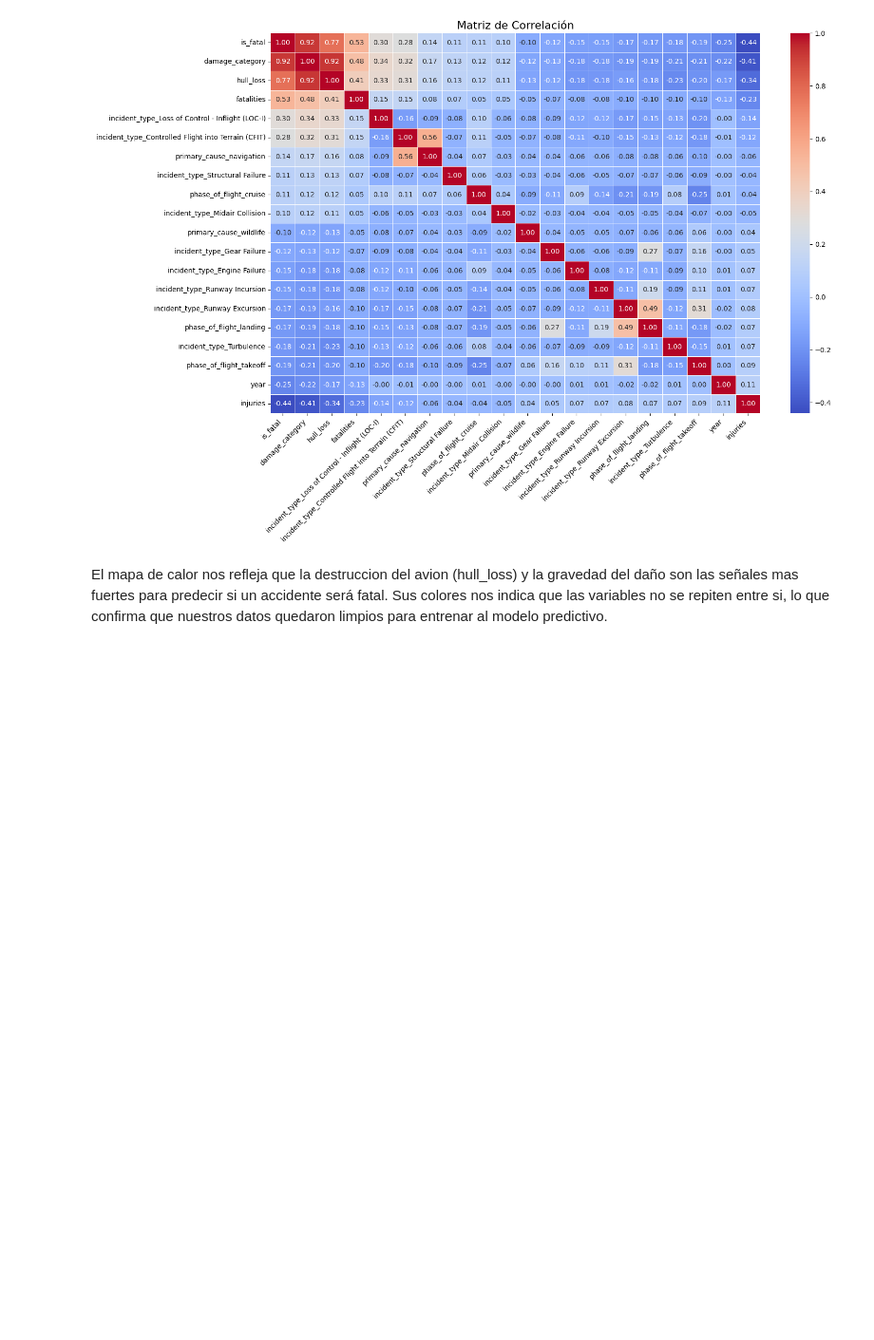
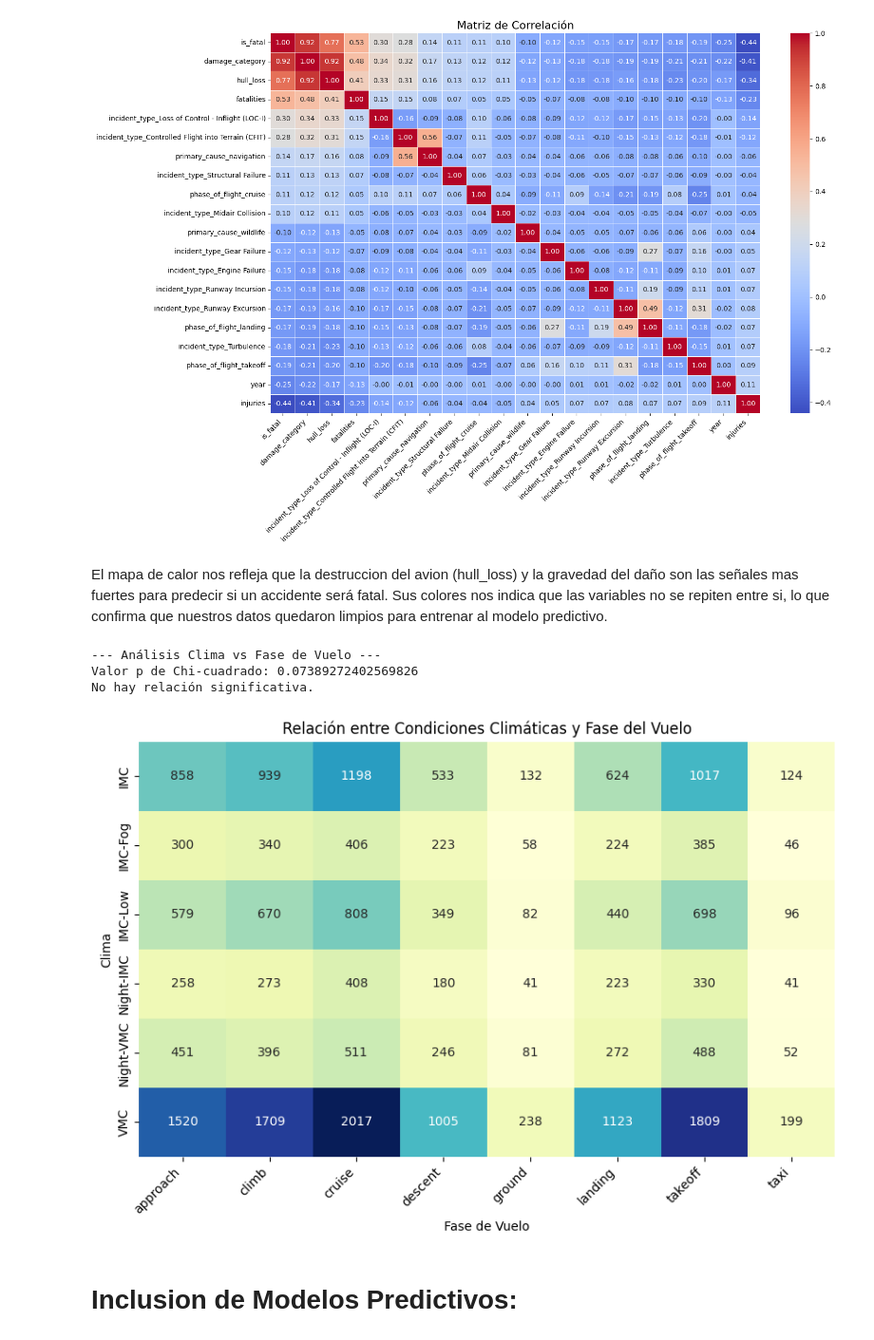
Before and after one commit to felrojas1/MineriaDatos_SeguridadAviacion, a Jupyter notebook: seguridad_aerea_mundial.ipynb, the cells around one changed output. Shown at 95% size. Saved outputs shown, nothing was run; the diff lists cells and outputs as text; code cells hidden in the pictures; blank space fills up the shorter version.

```diff
--- a/seguridad_aerea_mundial.ipynb
+++ b/seguridad_aerea_mundial.ipynb
@@ -446,3 +473,32 @@ plt.show()
 [figure]
 # %% [markdown]
 El mapa de calor nos refleja que la destruccion del avion (hull_loss) y la gravedad del daño son las señales mas fuertes para predecir si un accidente será fatal. Sus colores nos indica que las variables no se repiten entre si, lo que confirma que nuestros datos quedaron limpios para entrenar al modelo predictivo.
+# %%
+
+# Creamos una tabla de contingencia entre Clima y Fase de Vuelo
+contingency_table = pd.crosstab(df2['weather_conditions'], df2['phase_of_flight'])
+
+chi2, p, dof, expected = stats.chi2_contingency(contingency_table)
+# %%
+print(f"--- Análisis Clima vs Fase de Vuelo ---")
+print(f"Valor p de Chi-cuadrado: {p}")
+if p < 0.05:
+    print("Justificación: Existe una relación estadísticamente significativa entre el clima y la fase donde ocurren los incidentes.")
+else:
+    print("No hay relación significativa.")
+# %% [output]
+--- Análisis Clima vs Fase de Vuelo ---
+Valor p de Chi-cuadrado: 0.07389272402569826
+No hay relación significativa.
+# %%
+plt.figure(figsize=(10, 6))
+sns.heatmap(contingency_table, annot=True, fmt='d', cmap='YlGnBu', cbar=False)
+plt.title('Relación entre Condiciones Climáticas y Fase del Vuelo')
+plt.ylabel('Clima')
+plt.xlabel('Fase de Vuelo')
+plt.xticks(rotation=45, ha='right')
+plt.show()
+# %% [output]
+[figure, added]
+# %% [markdown]
+# Inclusion de Modelos Predictivos:
```
Also changed, not shown: parts of 31 cells of this notebook.
